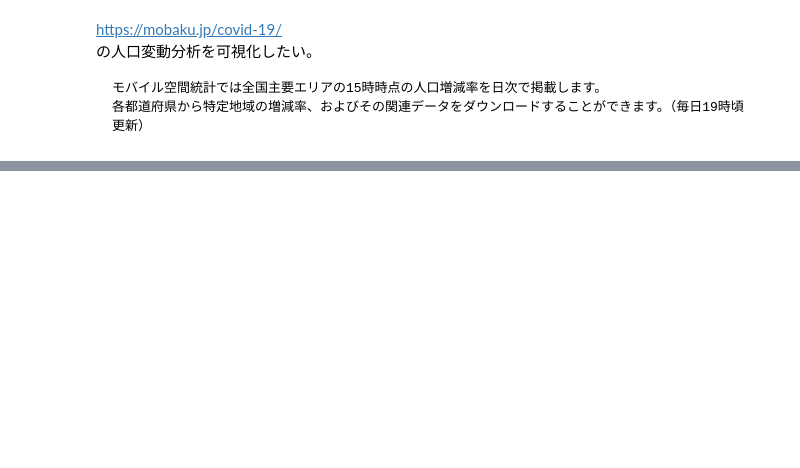
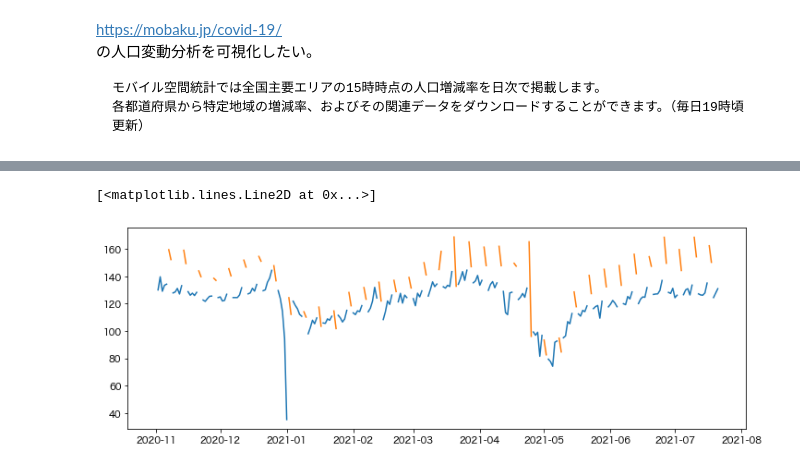
Before and after one commit to Linus-MK/fragments_for_blog, a Jupyter notebook: city_population/mobile_space_stat.ipynb, the cells around one changed output, grey strips where cells are left out. Saved outputs shown, nothing was run; the diff lists cells and outputs as text; code cells hidden in the pictures; blank space fills up the shorter version.

```diff
--- a/city_population/mobile_space_stat.ipynb
+++ b/city_population/mobile_space_stat.ipynb
@@ -51,0 +136,2 @@ plt.plot(teeeee)
+# %%
+df_pop = df_pop.query('@start_date <= date <= @end_date').copy()
@@ -51,0 +147,5 @@ plt.plot(teeeee)
+# %%
+df_pop['dow'] = df_pop['date'].apply(lambda x: x.dayofweek)
+# 月火水木金土日 = 0123456
+# %%
+df_pop['weekend'] = (df_pop['dow'] == 5) | (df_pop['dow'] == 6)
@@ -51,0 +161,4 @@ plt.plot(teeeee)
+# %%
+# 祝日は一旦考慮しない
+df_pop['pop_weekend'] = df_pop['population'].where(df_pop['weekend'])
+df_pop['pop_weekday'] = df_pop['population'].where(~df_pop['weekend'])
@@ -51,0 +174,10 @@ plt.plot(teeeee)
+# %%
+fig, ax = plt.subplots(figsize=(12,4))
+
+ax.plot(df_pop['pop_weekday'])
+ax.plot(df_pop['pop_weekend'])
+
+# 線をつなげたければ、多分、プロットの該当日だけ抜き出したSeriesを別個に作るか、もしくはNaNを切らずにつなぐオプションにするか、の2択だと思う。
+# %% [output]
+[<matplotlib.lines.Line2D at 0x...>]
+[figure, added]
```
Also changed, not shown: parts of 32 cells of this notebook.
